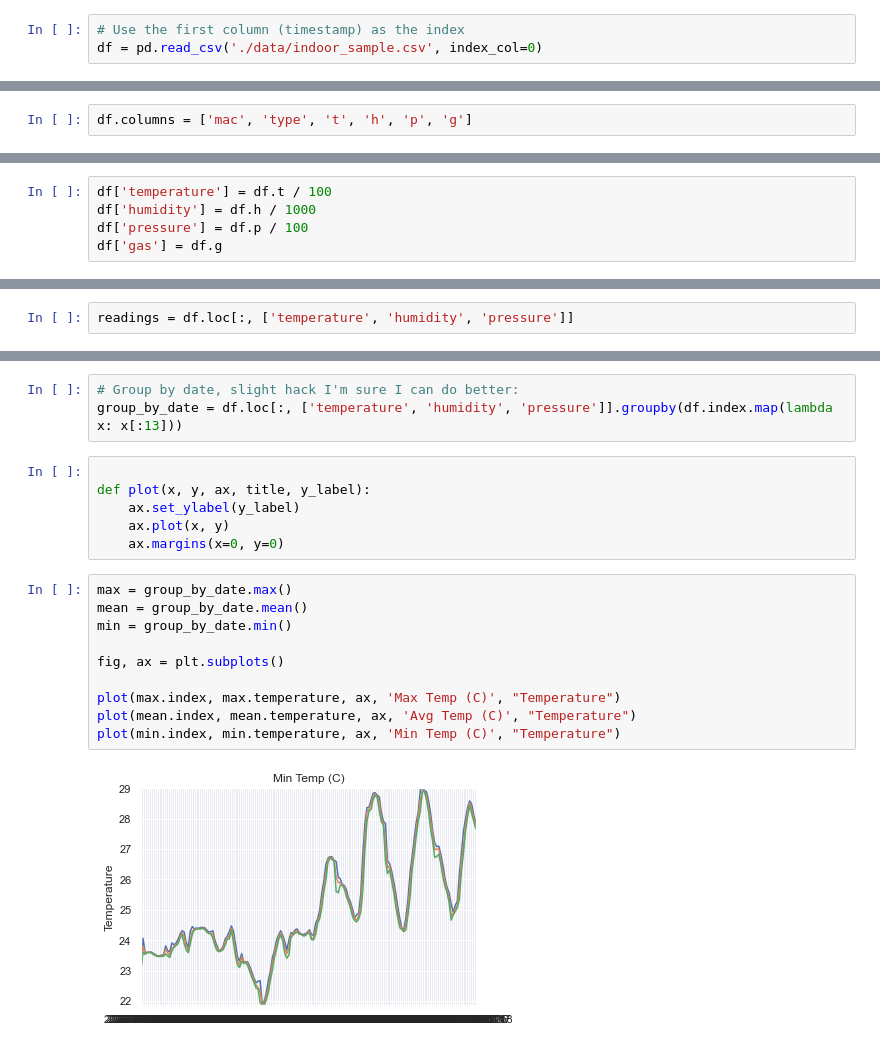
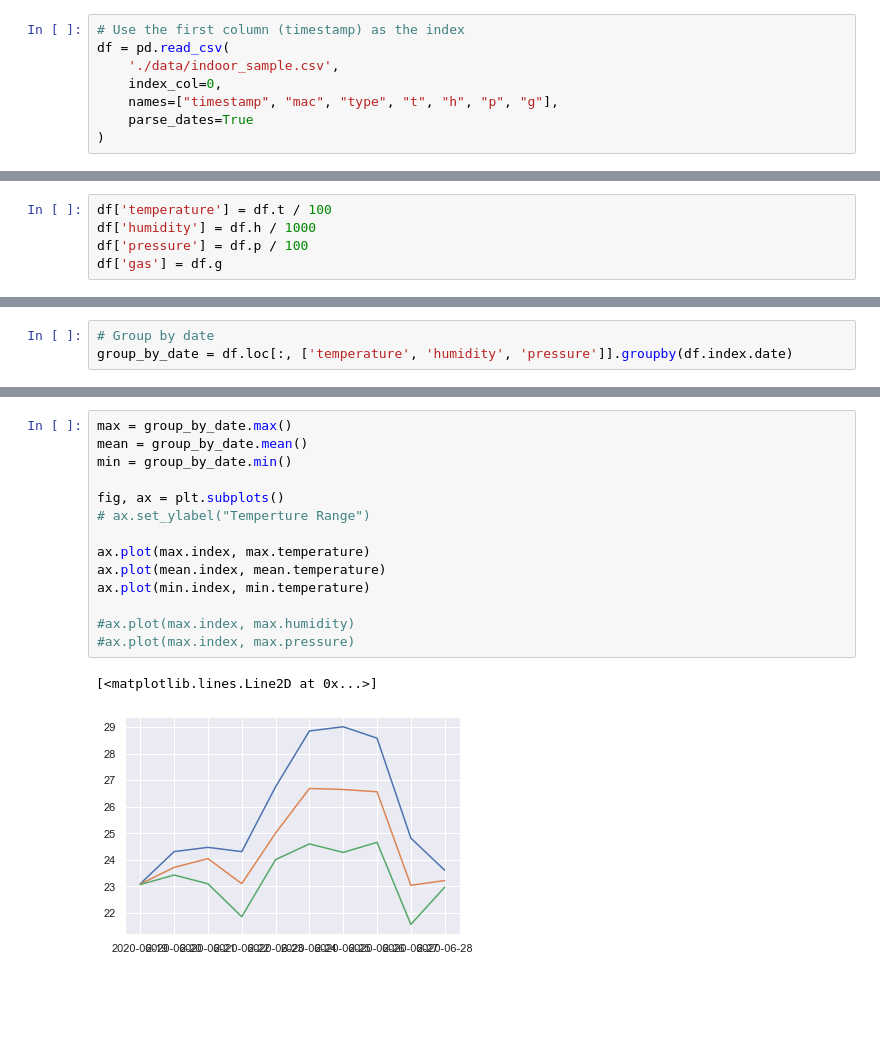
Before and after one commit to oisinmulvihill/sample_datamagic, a Jupyter notebook: notebooks/House Weather.ipynb, the cells around one changed output, grey strips where cells are left out. Cells and saved outputs as stored; diff of their text form; blank space fills up the shorter version.

Commit message:
Figured out how to parse index timestamps to do better group by. I can also name the columns on import.

```diff
--- a/notebooks/House Weather.ipynb
+++ b/notebooks/House Weather.ipynb
@@ -12,7 +12,12 @@ import seaborn as sns
 sns.set(style="darkgrid")
 # %%
 # Use the first column (timestamp) as the index
-df = pd.read_csv('./data/indoor_sample.csv', index_col=0)
+df = pd.read_csv(
+    './data/indoor_sample.csv',
+    index_col=0,
+    names=["timestamp", "mac", "type", "t", "h", "p", "g"],
+    parse_dates=True
+)
 # %%
 df.head()
 # %% [output]
@@ -26,2 +30,0 @@ df.head()
-# %%
-df.columns = ['mac', 'type', 't', 'h', 'p', 'g']
@@ -58,2 +71,3 @@ df.head()
 # %%
-readings = df.loc[:, ['temperature', 'humidity', 'pressure']]
+# Group by date
+group_by_date = df.loc[:, ['temperature', 'humidity', 'pressure']].groupby(df.index.date)
@@ -67,21 +74,17 @@ dtype: object
-# %%
-# Group by date, slight hack I'm sure I can do better:
-group_by_date = df.loc[:, ['temperature', 'humidity', 'pressure']].groupby(df.index.map(lambda x: x[:13]))
-# %%
-
-def plot(x, y, ax, title, y_label):
-    ax.set_ylabel(y_label)
-    ax.plot(x, y)
-    ax.margins(x=0, y=0)
 # %%
 max = group_by_date.max()
 mean = group_by_date.mean()
 min = group_by_date.min()
 
 fig, ax = plt.subplots()
+# ax.set_ylabel("Temperture Range")
 
-plot(max.index, max.temperature, ax, 'Max Temp (C)', "Temperature")
-plot(mean.index, mean.temperature, ax, 'Avg Temp (C)', "Temperature")
-plot(min.index, min.temperature, ax, 'Min Temp (C)', "Temperature")
+ax.plot(max.index, max.temperature)
+ax.plot(mean.index, mean.temperature)
+ax.plot(min.index, min.temperature)
+
+#ax.plot(max.index, max.humidity)
+#ax.plot(max.index, max.pressure)
 # %% [output]
+[<matplotlib.lines.Line2D at 0x...>]
-[figure, old version]
+[figure, new version]
```
Also changed, not shown: parts of 6 cells of this notebook.
